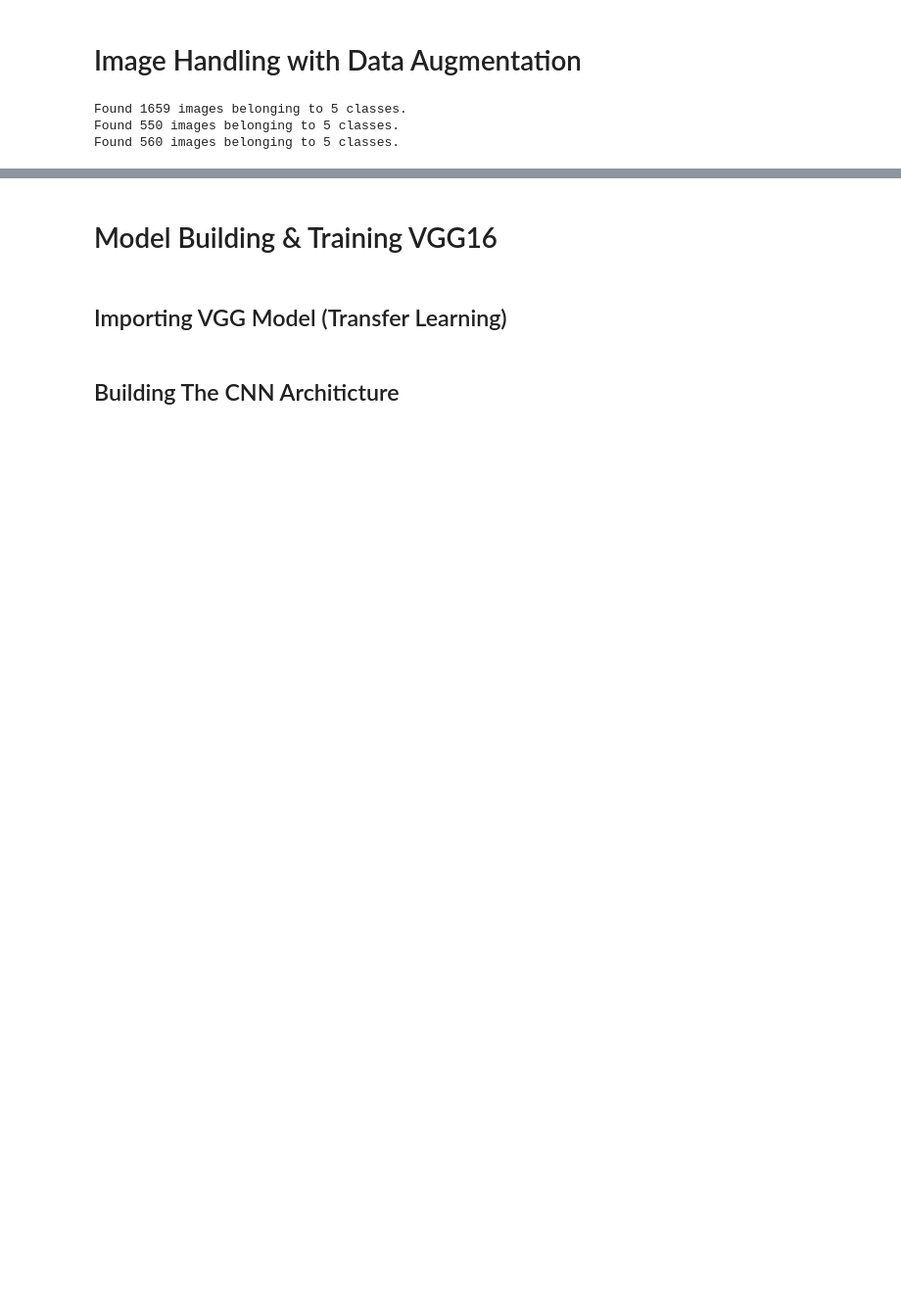
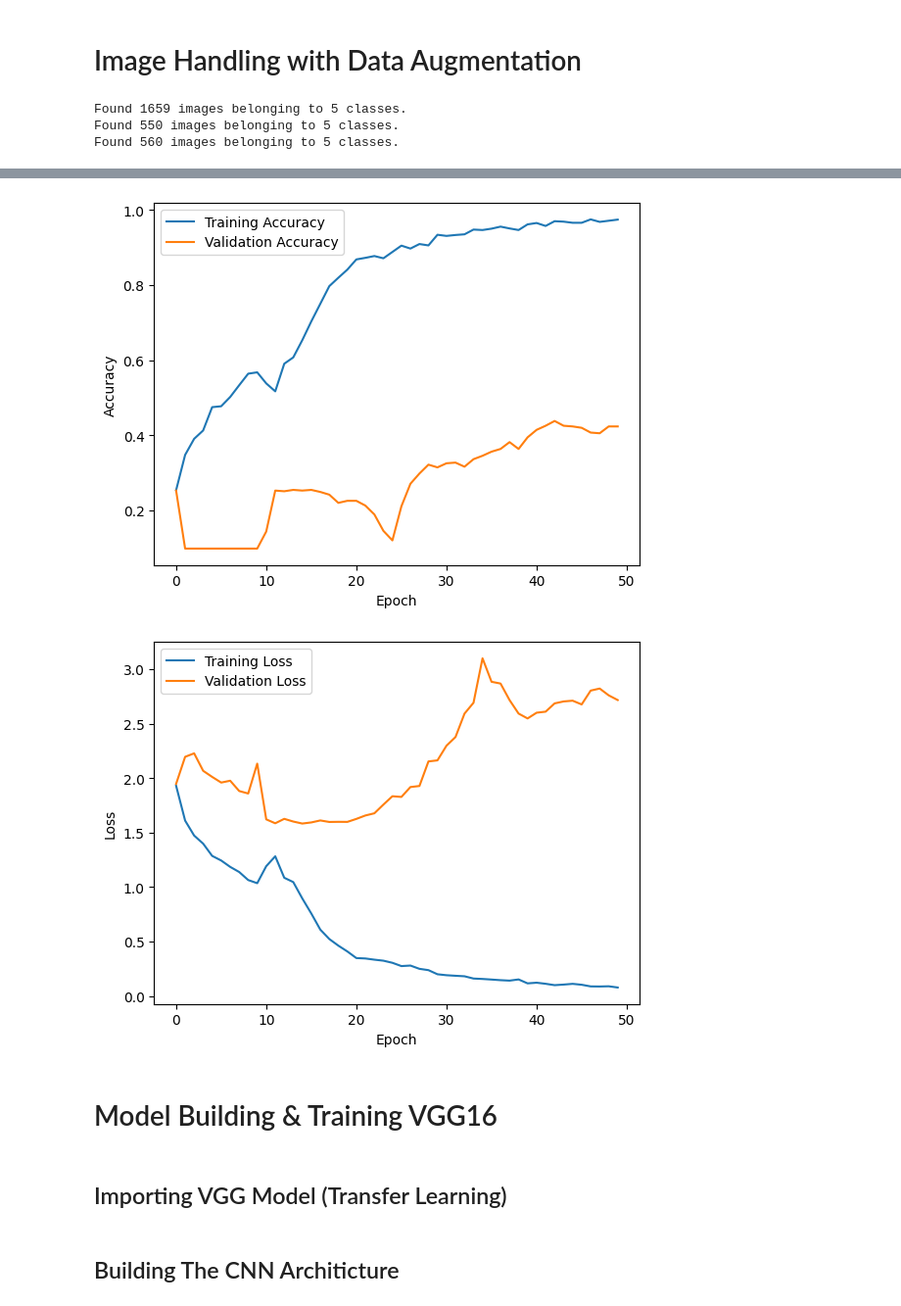
Before and after one commit to AnSaradar/Diabetic-Retinopathy-Detection, a Jupyter notebook: Diabetic_Retinopathy_Detection.ipynb, the cells around one changed output, grey strips where cells are left out. Shown at 98% size. Saved outputs shown, nothing was run; the diff lists cells and outputs as text; code cells hidden in the pictures; blank space fills up the shorter version.

```diff
--- a/Diabetic_Retinopathy_Detection.ipynb
+++ b/Diabetic_Retinopathy_Detection.ipynb
@@ -121,0 +207,28 @@ Found 560 images belonging to 5 classes.
+# %%
+def lr_rate(epoch,lr):
+    if epoch<10:
+        lr=0.0001
+        return lr
+    elif epoch<=15:
+        lr=0.0005
+        return lr
+    elif epoch<=30:
+        lr=0.0001
+        return lr
+    else:
+        lr=lr*(epoch/(1+epoch))
+        return lr
+lr_callback=tf.keras.callbacks.LearningRateScheduler(lr_rate)
+# %%
+efn_model = tf.keras.Sequential([
+        efn.EfficientNetB0(
+            input_shape=(224,224, 3),
+            weights='imagenet',
+            include_top=False
+        ),tf.keras.layers.Flatten(),tf.keras.layers.Dense(5, activation='softmax')
+    ])
+
+efn_model.compile(optimizer="Adam",loss='categorical_crossentropy',metrics=['acc'])
+# %%
+#early_stop = EarlyStopping(monitor='val_loss', patience=8, restore_best_weights=True, verbose=1)
+history=efn_model.fit_generator(train_generator,validation_data = val_generator,callbacks=[lr_callback],epochs=50,verbose=1)
@@ -121,0 +259,5 @@ Found 560 images belonging to 5 classes.
+# %%
+plot_training_history(history)
+# %% [output]
+[figure, added]
+[figure, added]
```
Also changed, not shown: parts of 41 cells of this notebook.
